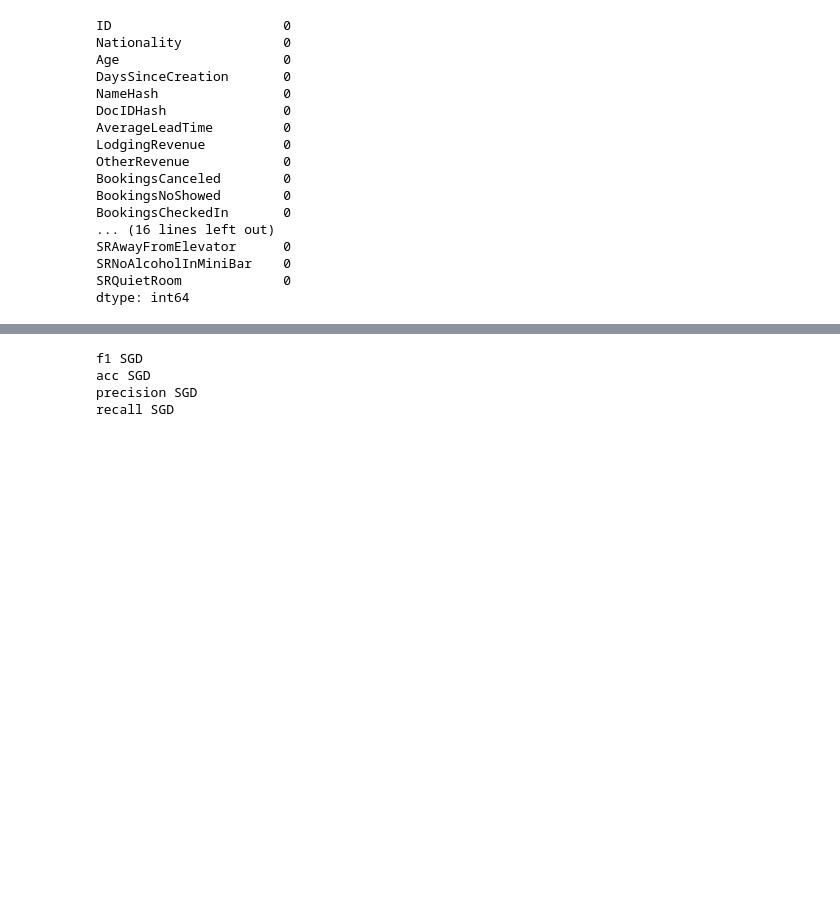
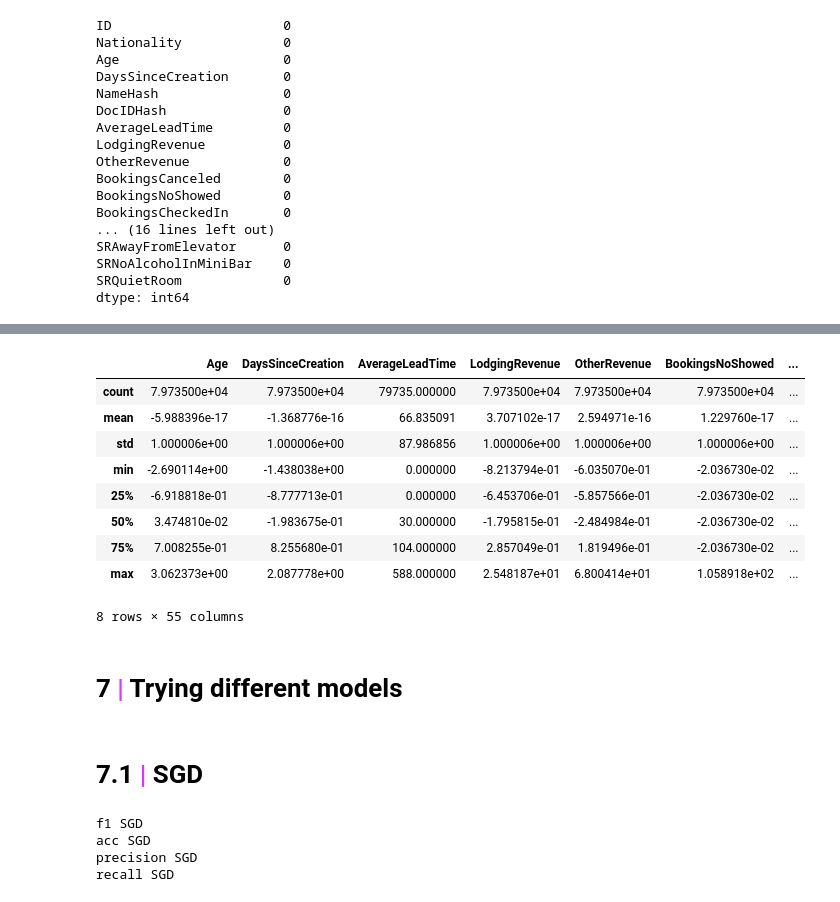
Before and after one commit to iremirezdeganuza72/Cohort_Analysis, a Jupyter notebook: Cohort analysis and segmentation.ipynb, the cells around one changed output, grey strips where cells are left out. Saved outputs shown, nothing was run; the diff lists cells and outputs as text; code cells hidden in the pictures; blank space fills up the shorter version.

```diff
--- a/Cohort analysis and segmentation.ipynb
+++ b/Cohort analysis and segmentation.ipynb
@@ -708,0 +758,5 @@ MULTICLASS
+# %%
+sc = StandardScaler()
+X_norm = X.copy()
+to_normalize = ["Age", "DaysSinceCreation", "LodgingRevenue", "OtherRevenue", "BookingsNoShowed", "BookingsCheckedIn", "PersonsNights", "DaysSinceLastStay"]
+X_norm[to_normalize] = sc.fit_transform(X[to_normalize])
@@ -709,3 +773,20 @@ MULTICLASS
+# %%
+X_norm.describe()
+# %% [output]
+|  | Age | DaysSinceCreation | AverageLeadTime | LodgingRevenue | OtherRevenue | BookingsNoShowed | ... |
+| count | 7.973500e+04 | 7.973500e+04 | 79735.000000 | 7.973500e+04 | 7.973500e+04 | 7.973500e+04 | ... |
+| mean | -5.988396e-17 | -1.368776e-16 | 66.835091 | 3.707102e-17 | 2.594971e-16 | 1.229760e-17 | ... |
+| std | 1.000006e+00 | 1.000006e+00 | 87.986856 | 1.000006e+00 | 1.000006e+00 | 1.000006e+00 | ... |
+| min | -2.690114e+00 | -1.438038e+00 | 0.000000 | -8.213794e-01 | -6.035070e-01 | -2.036730e-02 | ... |
+| 25% | -6.918818e-01 | -8.777713e-01 | 0.000000 | -6.453706e-01 | -5.857566e-01 | -2.036730e-02 | ... |
+| 50% | 3.474810e-02 | -1.983675e-01 | 30.000000 | -1.795815e-01 | -2.484984e-01 | -2.036730e-02 | ... |
+| 75% | 7.008255e-01 | 8.255680e-01 | 104.000000 | 2.857049e-01 | 1.819496e-01 | -2.036730e-02 | ... |
+| max | 3.062373e+00 | 2.087778e+00 | 588.000000 | 2.548187e+01 | 6.800414e+01 | 1.058918e+02 | ... |
+8 rows × 55 columns
+# %% [markdown]
+# <b>7 <span style='color:#DC33FF'>|</span> Trying different models</b>
+# %% [markdown]
+# <b>7.1 <span style='color:#DC33FF'>|</span> SGD</b>
 # %%
 from sklearn.model_selection import StratifiedKFold
 from sklearn.linear_model import SGDClassifier
```
Also changed, not shown: parts of 24 cells of this notebook.
